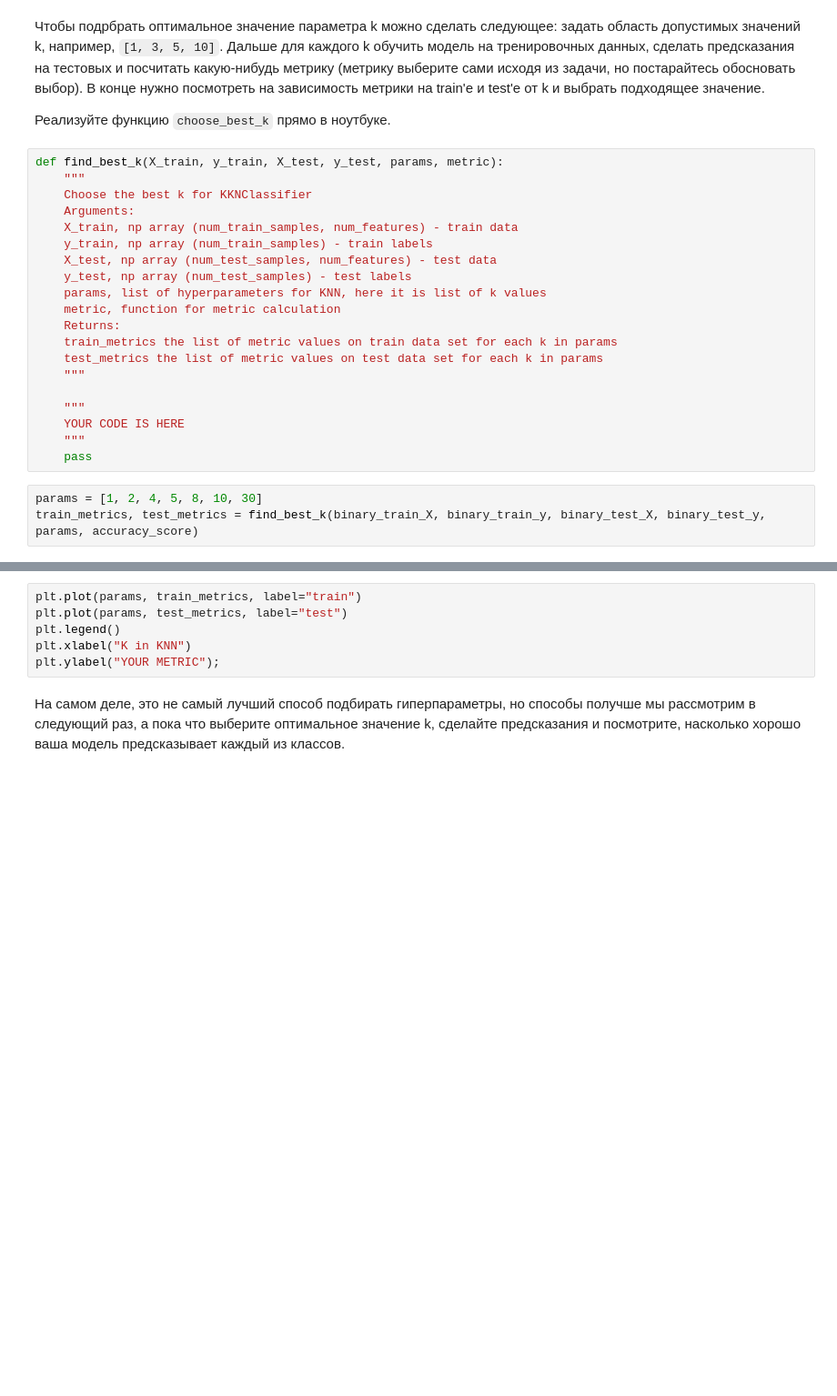
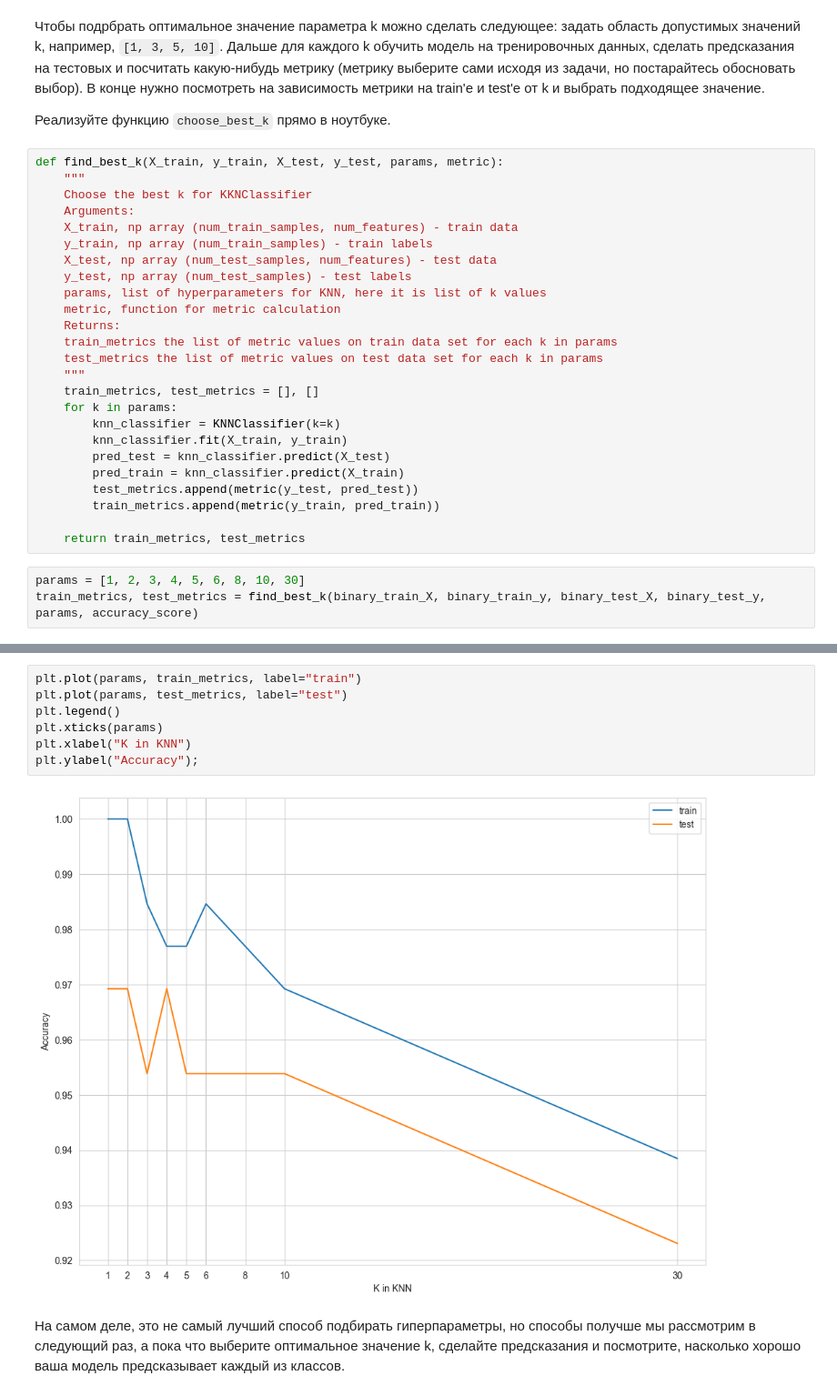
Before and after one commit to nvaulin/ML_BI_2023, a Jupyter notebook: HW1_KNN_for_Danya/KNN.ipynb, the cells around one changed output, grey strips where cells are left out. Shown at 91% size. Drawn from its saved outputs; the diff is of its cells as text; blank space fills up the shorter version.

```diff
--- a/HW1_KNN_for_Danya/KNN.ipynb
+++ b/HW1_KNN_for_Danya/KNN.ipynb
@@ -236,11 +236,16 @@ def find_best_k(X_train, y_train, X_test, y_test, params, metric):
     train_metrics the list of metric values on train data set for each k in params
     test_metrics the list of metric values on test data set for each k in params
     """
+    train_metrics, test_metrics = [], []
+    for k in params:
+        knn_classifier = KNNClassifier(k=k)
+        knn_classifier.fit(X_train, y_train)
+        pred_test = knn_classifier.predict(X_test)
+        pred_train = knn_classifier.predict(X_train)
+        test_metrics.append(metric(y_test, pred_test))
+        train_metrics.append(metric(y_train, pred_train))
 
-    """
-    YOUR CODE IS HERE
-    """
-    pass
+    return train_metrics, test_metrics
 # %%
-params = [1, 2, 4, 5, 8, 10, 30]
+params = [1, 2, 3, 4, 5, 6, 8, 10, 30]
 train_metrics, test_metrics = find_best_k(binary_train_X, binary_train_y, binary_test_X, binary_test_y, params, accuracy_score)
@@ -249,8 +252,11 @@ TypeError: cannot unpack non-iterable NoneType object
 # %%
 plt.plot(params, train_metrics, label="train")
 plt.plot(params, test_metrics, label="test")
 plt.legend()
+plt.xticks(params)
 plt.xlabel("K in KNN")
-plt.ylabel("YOUR METRIC");
+plt.ylabel("Accuracy");
+# %% [output]
+[figure, added]
 # %% [markdown]
 На самом деле, это не самый лучший способ подбирать гиперпараметры, но способы получше мы рассмотрим в следующий раз, а пока что выберите оптимальное значение k, сделайте предсказания и посмотрите, насколько хорошо ваша модель предсказывает каждый из классов.
```
Also changed, not shown: parts of 7 cells of this notebook.
